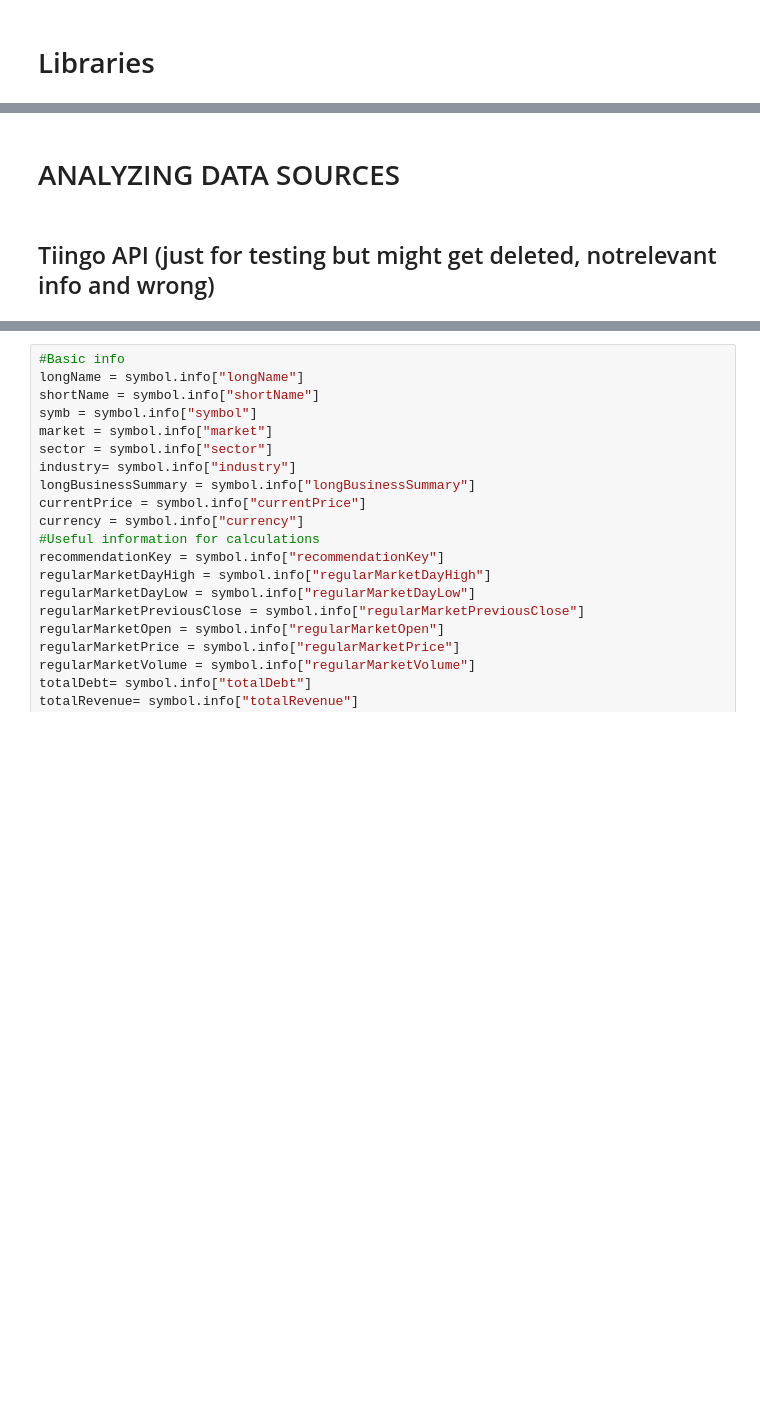
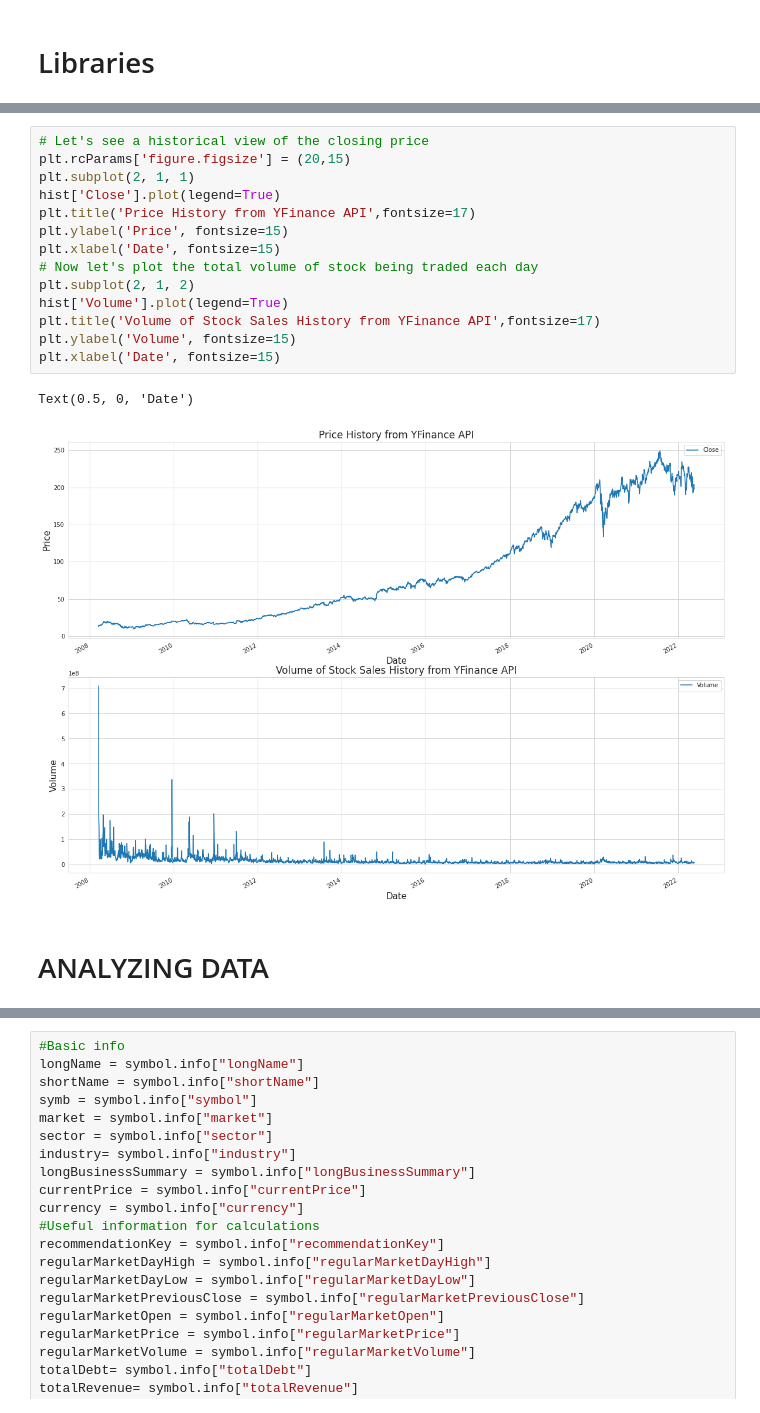
Before and after one commit to mrreyesm/FINANCIAL_ASSET_ANALYSIS, a Jupyter notebook: FINANCIAL_ASSET_ANALYSIS.ipynb, the cells around one changed output, grey strips where cells are left out. Cells and saved outputs as stored; diff of their text form; blank space fills up the shorter version.

```diff
--- a/FINANCIAL_ASSET_ANALYSIS.ipynb
+++ b/FINANCIAL_ASSET_ANALYSIS.ipynb
@@ -76,4 +90,19 @@ Requirement already satisfied: idna<4,>=2.5 in /usr/local/lib/python3.7/dist-pac
+# %%
+# Let's see a historical view of the closing price
+plt.rcParams['figure.figsize'] = (20,15)
+plt.subplot(2, 1, 1)
+hist['Close'].plot(legend=True)
+plt.title('Price History from YFinance API',fontsize=17)
+plt.ylabel('Price', fontsize=15)
+plt.xlabel('Date', fontsize=15)
+# Now let's plot the total volume of stock being traded each day
+plt.subplot(2, 1, 2)
+hist['Volume'].plot(legend=True)
+plt.title('Volume of Stock Sales History from YFinance API',fontsize=17)
+plt.ylabel('Volume', fontsize=15)
+plt.xlabel('Date', fontsize=15)
+# %% [output]
+Text(0.5, 0, 'Date')
+[figure, added]
 # %% [markdown]
-# ANALYZING DATA SOURCES
+# ANALYZING DATA
-# %% [markdown]
-## Tiingo API (just for testing but might get deleted, notrelevant info and wrong)
```
Also changed, not shown: parts of 44 cells of this notebook.
